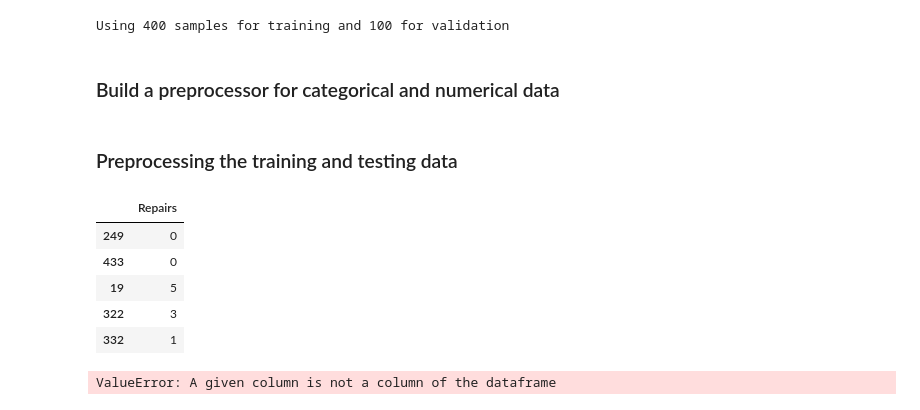
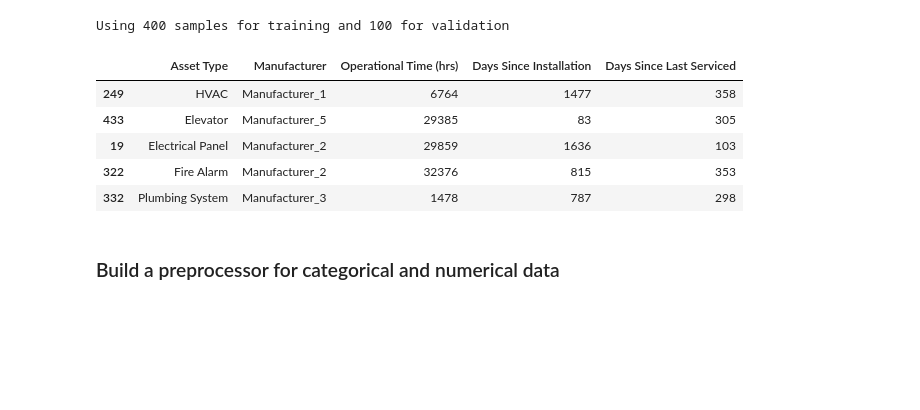
Before and after one commit to EthanDebnath/hacksmu-v, a Jupyter notebook: wayne-train.ipynb, the cells around one changed output. Drawn from its saved outputs; the diff is of its cells as text; code cells hidden in the pictures; blank space fills up the shorter version.

```diff
--- a/wayne-train.ipynb
+++ b/wayne-train.ipynb
@@ -67,6 +68,15 @@ print(
 )
 # %% [output]
 Using 400 samples for training and 100 for validation
+# %%
+X_train.head()
+# %% [output]
+|  | Asset Type | Manufacturer | Operational Time (hrs) | Days Since Installation | Days Since Last Serviced |
+| 249 | HVAC | Manufacturer_1 | 6764 | 1477 | 358 |
+| 433 | Elevator | Manufacturer_5 | 29385 | 83 | 305 |
+| 19 | Electrical Panel | Manufacturer_2 | 29859 | 1636 | 103 |
+| 322 | Fire Alarm | Manufacturer_2 | 32376 | 815 | 353 |
+| 332 | Plumbing System | Manufacturer_3 | 1478 | 787 | 298 |
 # %% [markdown]
 ### Build a preprocessor for categorical and numerical data
 # %%
@@ -80,16 +92,0 @@ preprocessor = ColumnTransformer(
-# %% [markdown]
-### Preprocessing the training and testing data
-# %%
-Y_train.head()
-# %% [output]
-|  | Repairs |
-| 249 | 0 |
-| 433 | 0 |
-| 19 | 5 |
-| 322 | 3 |
-| 332 | 1 |
-# %%
-X_train = preprocessor.fit_transform(X_train)
-X_test = preprocessor.transform(X_test)
-# %% [output]
-ValueError: A given column is not a column of the dataframe
```
Also changed, not shown: parts of 9 cells of this notebook.
